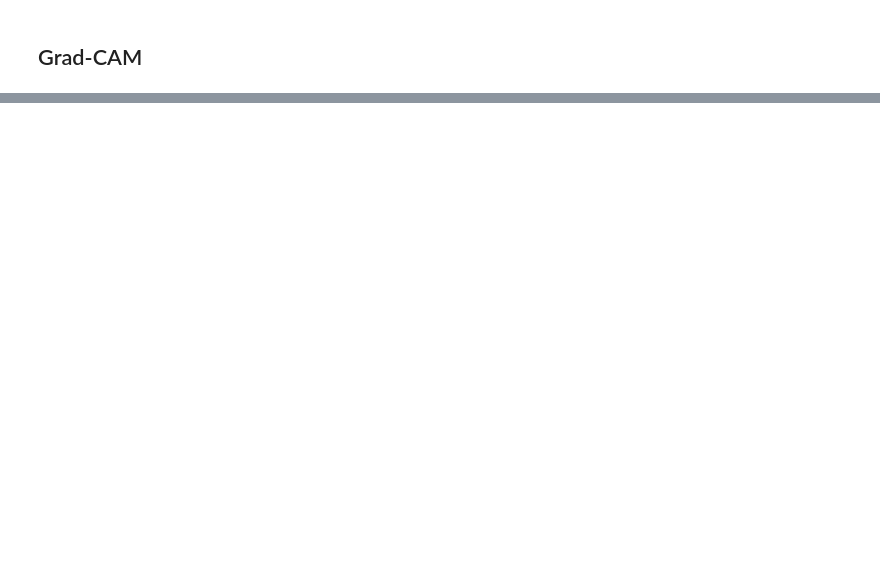
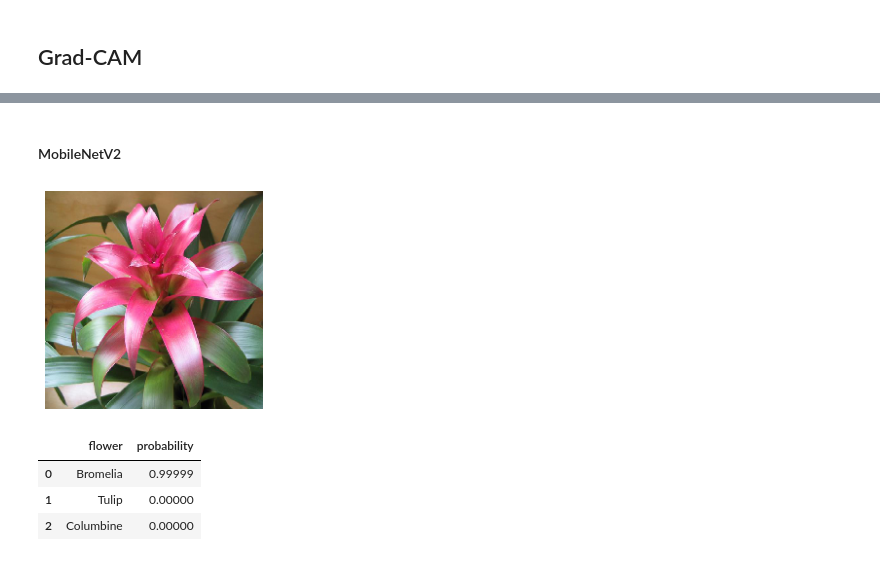
Before and after one commit to BingQuanChua/Flower-Feature-Localization, a Jupyter notebook: Flower Localization with Grad-CAM.ipynb, the cells around one changed output, grey strips where cells are left out. Saved outputs shown, nothing was run; the diff lists cells and outputs as text; code cells hidden in the pictures; blank space fills up the shorter version.

```diff
--- a/Flower Localization with Grad-CAM.ipynb
+++ b/Flower Localization with Grad-CAM.ipynb
@@ -329,0 +361,12 @@ def superimpose(img_bgr, cam, thresh, emphasize=False):
+# %% [markdown]
+#### MobileNetV2
+# %%
+flower = load_image(image_path, True)
+pred_m = mobilenet.predict(flower)
+pred_result(pred_m, show_top=3)
+# %% [output]
+[figure, added]
+|  | flower | probability |
+| 0 | Bromelia | 0.99999 |
+| 1 | Tulip | 0.00000 |
+| 2 | Columbine | 0.00000 |
```
Also changed, not shown: parts of 17 cells of this notebook, 15 other files.
